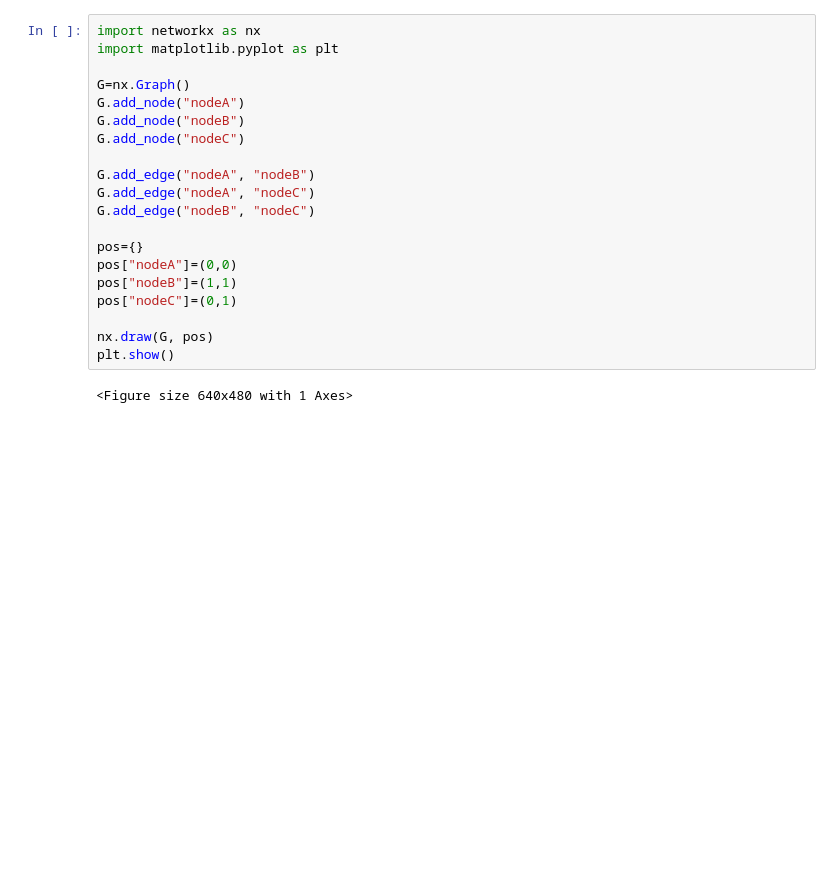
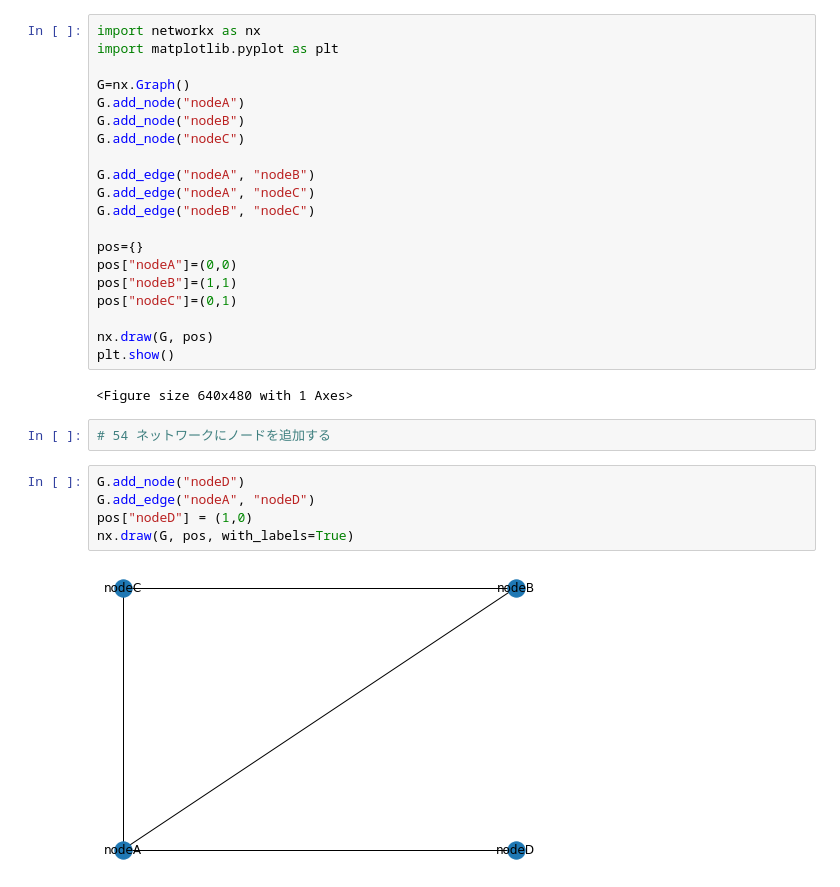
Before and after one commit to letitride/PandasDataAnalyze, a Jupyter notebook: chapter06/ch06.ipynb, the cells around one changed output. Drawn from its saved outputs; the diff is of its cells as text; blank space fills up the shorter version.

```diff
--- a/chapter06/ch06.ipynb
+++ b/chapter06/ch06.ipynb
@@ -156,3 +156,12 @@ nx.draw(G, pos)
 plt.show()
 # %% [output]
 <Figure size 640x480 with 1 Axes>
+# %%
+# 54 ネットワークにノードを追加する
+# %%
+G.add_node("nodeD")
+G.add_edge("nodeA", "nodeD")
+pos["nodeD"] = (1,0)
+nx.draw(G, pos, with_labels=True)
+# %% [output]
+[figure, added]
```
